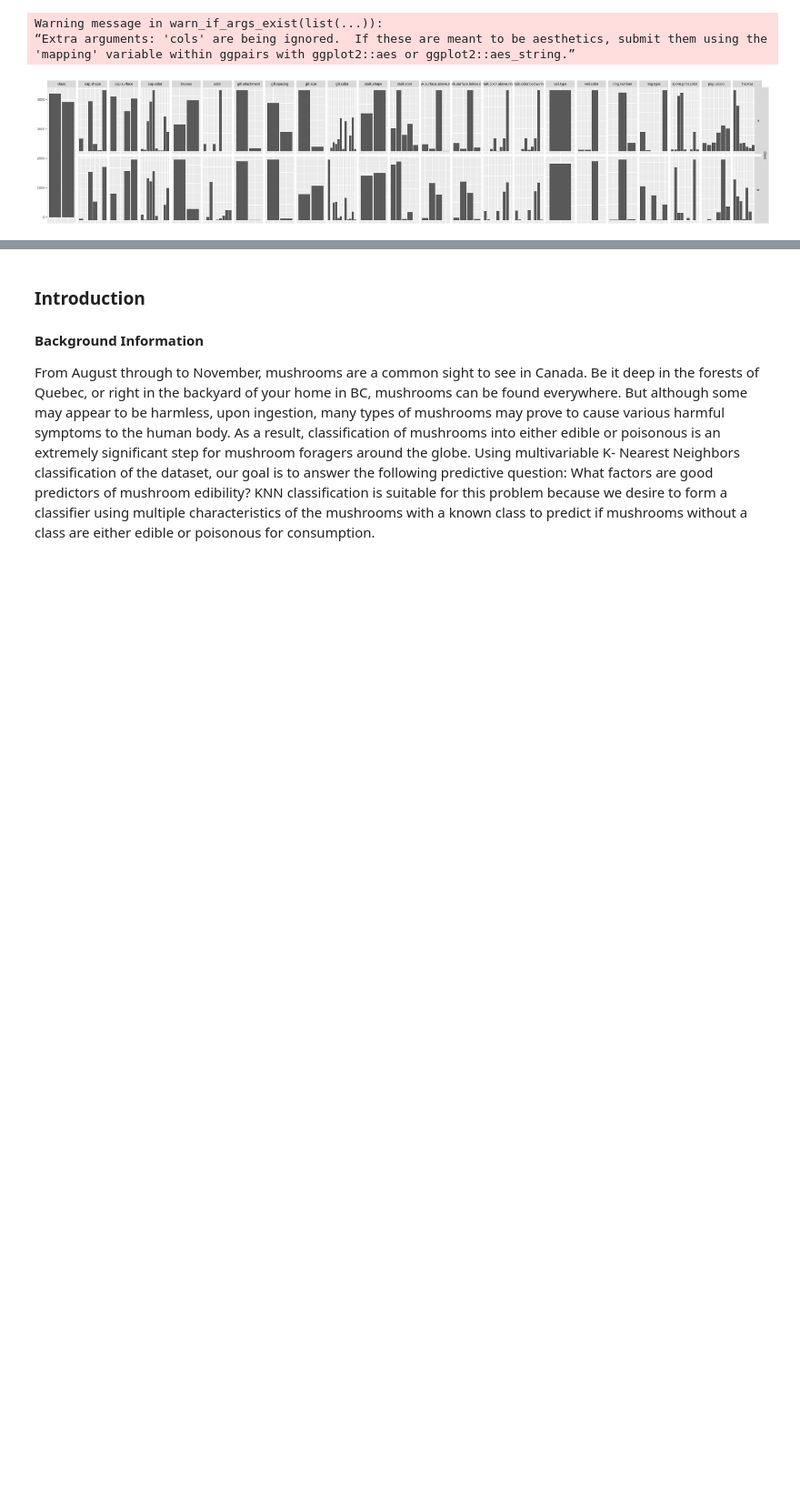
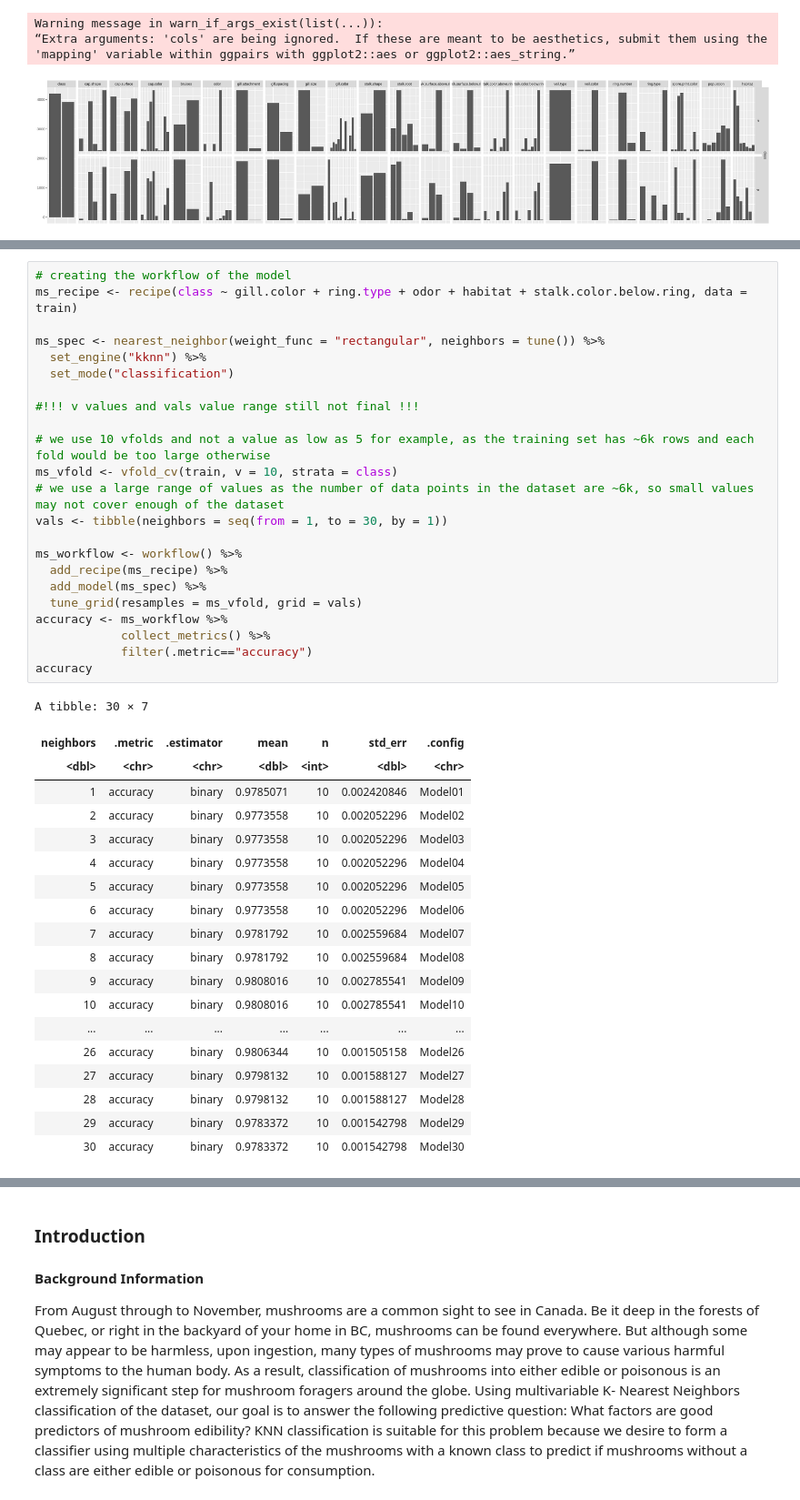
Before and after one commit to alexcw-5/DSCI-100-Group-Project, a Jupyter notebook: Report.ipynb, the cells around one changed output, grey strips where cells are left out. Shown at 91% size. Cells and saved outputs as stored; diff of their text form; blank space fills up the shorter version.

```diff
--- a/Report.ipynb
+++ b/Report.ipynb
@@ -112,0 +126,43 @@ Did you mean `limits = factor(...)` or `scale_*_continuous()`?”
+# %%
+# creating the workflow of the model
+ms_recipe <- recipe(class ~ gill.color + ring.type + odor + habitat + stalk.color.below.ring, data = train)
+
+ms_spec <- nearest_neighbor(weight_func = "rectangular", neighbors = tune()) %>%
+  set_engine("kknn") %>%
+  set_mode("classification")
+
+#!!! v values and vals value range still not final !!!
+
+# we use 10 vfolds and not a value as low as 5 for example, as the training set has ~6k rows and each fold would be too large otherwise
+ms_vfold <- vfold_cv(train, v = 10, strata = class)
+# we use a large range of values as the number of data points in the dataset are ~6k, so small values may not cover enough of the dataset
+vals <- tibble(neighbors = seq(from = 1, to = 30, by = 1))
+
+ms_workflow <- workflow() %>%
+  add_recipe(ms_recipe) %>%
+  add_model(ms_spec) %>%
+  tune_grid(resamples = ms_vfold, grid = vals)
+accuracy <- ms_workflow %>%
+            collect_metrics() %>%
+            filter(.metric=="accuracy")
+accuracy
+# %% [output]
+A tibble: 30 × 7
+| neighbors | .metric | .estimator | mean | n | std_err | .config |
+| <dbl> | <chr> | <chr> | <dbl> | <int> | <dbl> | <chr> |
+| 1 | accuracy | binary | 0.9785071 | 10 | 0.002420846 | Model01 |
+| 2 | accuracy | binary | 0.9773558 | 10 | 0.002052296 | Model02 |
+| 3 | accuracy | binary | 0.9773558 | 10 | 0.002052296 | Model03 |
+| 4 | accuracy | binary | 0.9773558 | 10 | 0.002052296 | Model04 |
+| 5 | accuracy | binary | 0.9773558 | 10 | 0.002052296 | Model05 |
+| 6 | accuracy | binary | 0.9773558 | 10 | 0.002052296 | Model06 |
+| 7 | accuracy | binary | 0.9781792 | 10 | 0.002559684 | Model07 |
+| 8 | accuracy | binary | 0.9781792 | 10 | 0.002559684 | Model08 |
+| 9 | accuracy | binary | 0.9808016 | 10 | 0.002785541 | Model09 |
+| 10 | accuracy | binary | 0.9808016 | 10 | 0.002785541 | Model10 |
+| ... | ... | ... | ... | ... | ... | ... |
+| 26 | accuracy | binary | 0.9806344 | 10 | 0.001505158 | Model26 |
+| 27 | accuracy | binary | 0.9798132 | 10 | 0.001588127 | Model27 |
+| 28 | accuracy | binary | 0.9798132 | 10 | 0.001588127 | Model28 |
+| 29 | accuracy | binary | 0.9783372 | 10 | 0.001542798 | Model29 |
+| 30 | accuracy | binary | 0.9783372 | 10 | 0.001542798 | Model30 |
```
Also changed, not shown: parts of 5 cells of this notebook.
